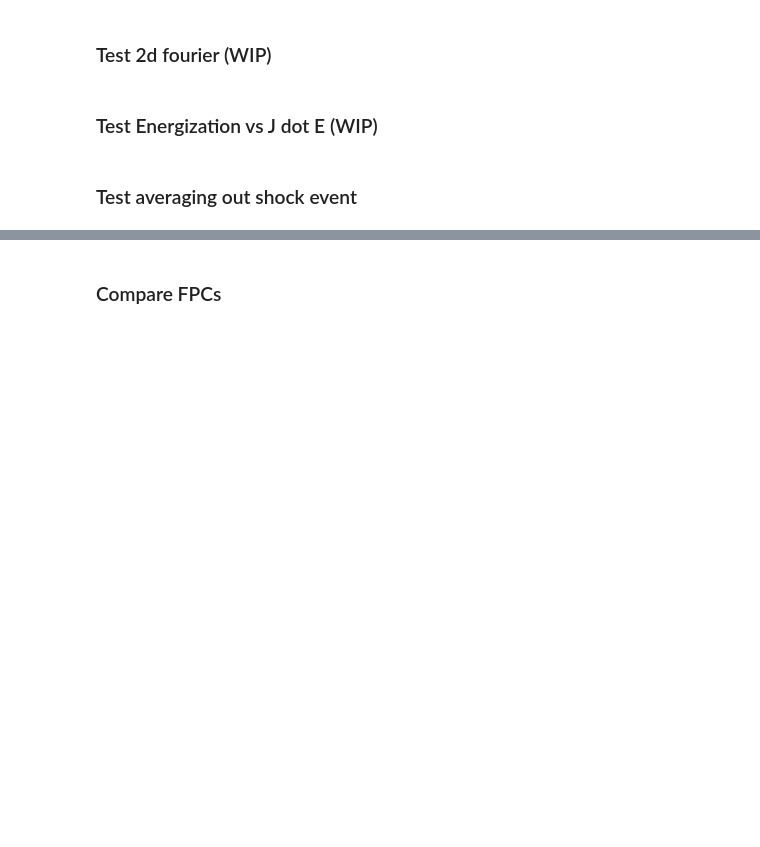
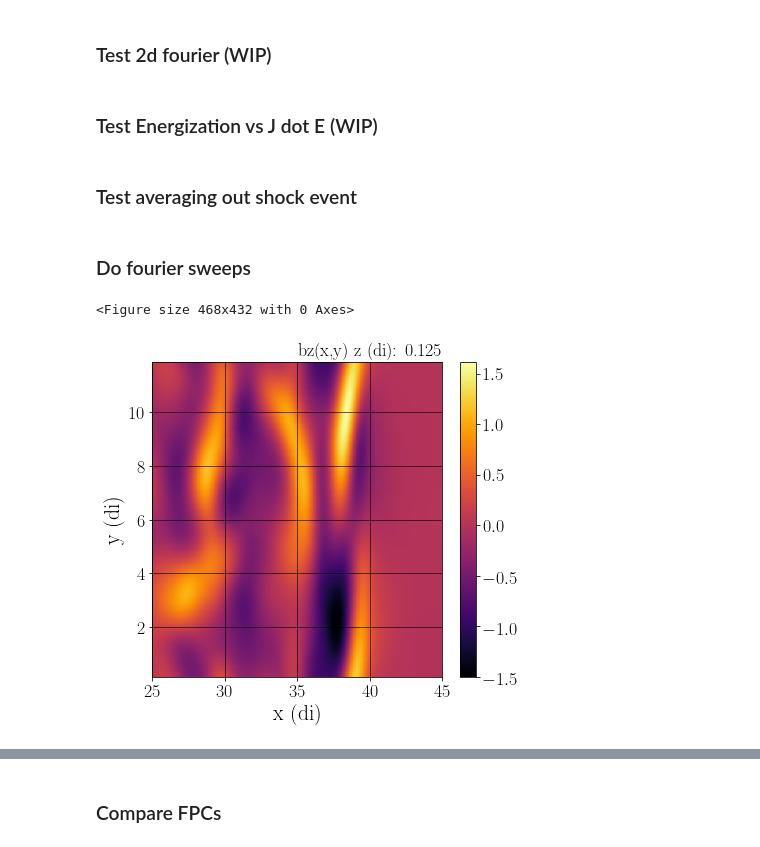
Before and after one commit to collinrbr/FPCAnalysis, a Jupyter notebook: dHybridR.ipynb, the cells around one changed output, grey strips where cells are left out. Drawn from its saved outputs; the diff is of its cells as text; code cells hidden in the pictures; blank space fills up the shorter version.

Commit message:
added fourier sweeps and some presentation plot functions

```diff
--- a/dHybridR.ipynb
+++ b/dHybridR.ipynb
@@ -469,0 +450,7 @@ k0,fftdata = plot1d_fft(dfieldfluc,'bz')
+# %% [markdown]
+### Do fourier sweeps
+# %%
+plt2d.make_field_pmesh(dfieldfluc,'bz','xy',flnm = '',takeaxisaverage=False, xxindex=float('nan'), yyindex=float('nan'), zzindex=0, xlimmin=25,xlimmax=45)
+# %% [output]
+<Figure size 468x432 with 0 Axes>
+[figure, added]
```
Also changed, not shown: parts of 25 cells of this notebook, 3 other files.
